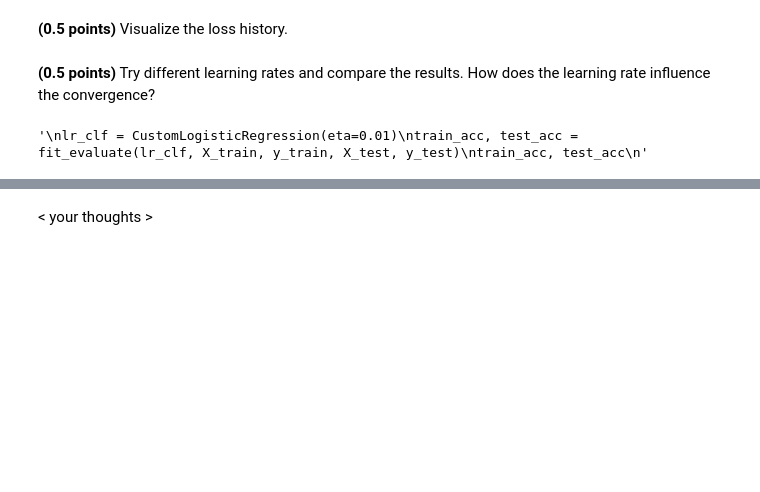
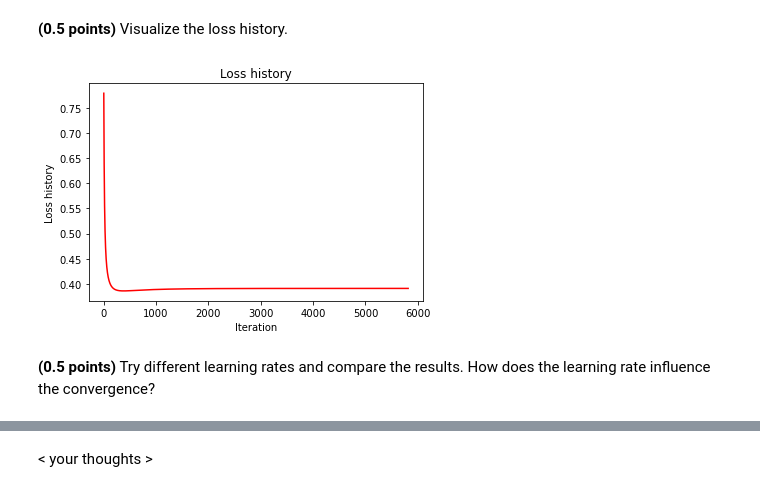
Before and after one commit to AlexeyZubar/Classification_linear_knn, a Jupyter notebook: hw_classification.ipynb, the cells around one changed output, grey strips where cells are left out. Drawn from its saved outputs; the diff is of its cells as text; code cells hidden in the pictures; blank space fills up the shorter version.

```diff
--- a/hw_classification.ipynb
+++ b/hw_classification.ipynb
@@ -36,7 +36,7 @@ from sklearn.exceptions import NotFittedError
 class CustomLogisticRegression:
     _estimator_type = "classifier"
 
-    def __init__(self, eta=0.001, max_iter=10000, C=1.0, tol=1e-5, random_state=42, zero_init=False):
+    def __init__(self, eta=0.001, max_iter=10000, C=1.0, tol=1e-7, random_state=42, zero_init=False):
         """Logistic Regression classifier.
 
         Args:
@@ -60,7 +60,8 @@ class CustomLogisticRegression:
         self.tol = tol
         self.random_state = np.random.RandomState(seed=random_state)
         self.zero_init = zero_init
-
+        self.get_loss_history=[]
+        self.convergence=0
     def get_sigmoid(self, X, weights):
         """Compute the sigmoid value."""
         pol=X@weights
@@ -69,7 +70,8 @@ class CustomLogisticRegression:
     def get_loss(self, x, weights, y):
         """Calculate the loss."""
 
-        return (np.log(1+np.exp(-(self.weights_@x.T@y))))/x.shape[0]+1/(self.C*2)*np.square(sum(np.abs(self.weights_)))
+        return  np.array([np.log(1+np.exp(-weights@x[zal]*y[zal])) for zal in range(x.shape[0])]).mean()+np.linalg.norm(weights)/2/self.C
+        #return (np.log(1+np.exp(-(self.weights_@x.T@y))))/x.shape[0]+1/(self.C*2)*np.square(sum(np.abs(self.weights_)))
 
     def fit(self, X, y):
         """Fit the model.
@@ -87,7 +89,9 @@ class CustomLogisticRegression:
             weight_threshold = 1.0 / (2 * num_features)
             self.weights_ = self.random_state.uniform(low=-weight_threshold,
                                                       high=weight_threshold, size=num_features) # random weight initialization
+
         for i in range(self.max_iter):
+            self.get_loss_history.append(self.get_loss(X_ext, self.weights_, y))
             for zal in range(X_ext.shape[0]):
                 bum=y[zal]*X_ext[zal]*(1-1/(1+np.exp(-self.weights_@X_ext[zal]*y[zal])))
                 if(zal==0):
@@ -100,8 +104,8 @@ class CustomLogisticRegression:
             #delta = -y@X_ext*(1-1/(1+np.exp(-self.weights_@X_ext.T@y)))/X_ext.shape[0]+1/self.C*self.weights_
             self.weights_ -= self.eta * delta
             prov=np.sqrt(sum(np.square(np.abs(self.eta * delta))))
+            self.convergence=self.convergence+1
             if prov<self.tol:
-                print(i)
                 break
 
     def predict_proba(self, X):
@@ -207,11 +228,15 @@ assert min(train_acc, test_acc) > 0.9
+# %%
+## your code
+
+y = np.array(model.get_loss_history)
+x = np.arange(1, y.shape[0]+1)
+# plotting
+plt.title("Loss history")
+plt.xlabel("Iteration")
+plt.ylabel("Loss history")
+plt.plot(x, y, color ="red")
+plt.show()
+# %% [output]
+[figure, added]
 # %% [markdown]
 **(0.5 points)** Try different learning rates and compare the results. How does the learning rate influence the convergence?
-# %%
-## your code
-'''
-lr_clf = CustomLogisticRegression(eta=0.01)
-train_acc, test_acc = fit_evaluate(lr_clf, X_train, y_train, X_test, y_test)
-train_acc, test_acc
-'''
-# %% [output]
-'\nlr_clf = CustomLogisticRegression(eta=0.01)\ntrain_acc, test_acc = fit_evaluate(lr_clf, X_train, y_train, X_test, y_test)\ntrain_acc, test_acc\n'
```
Also changed, not shown: parts of 11 cells of this notebook.
